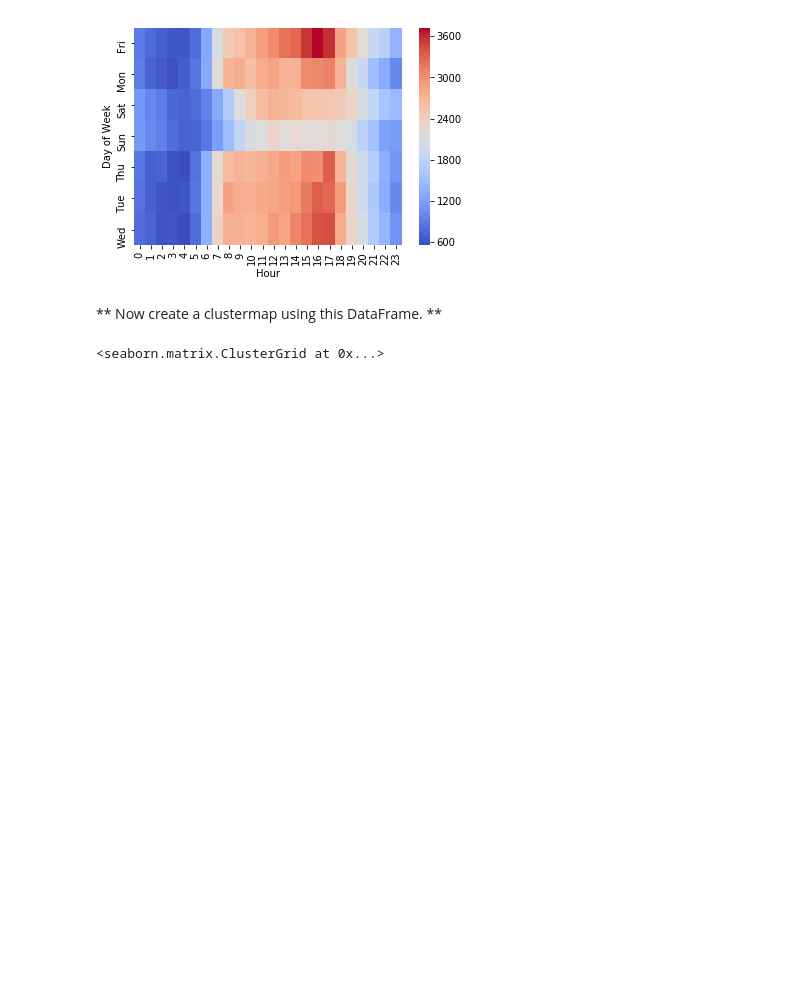
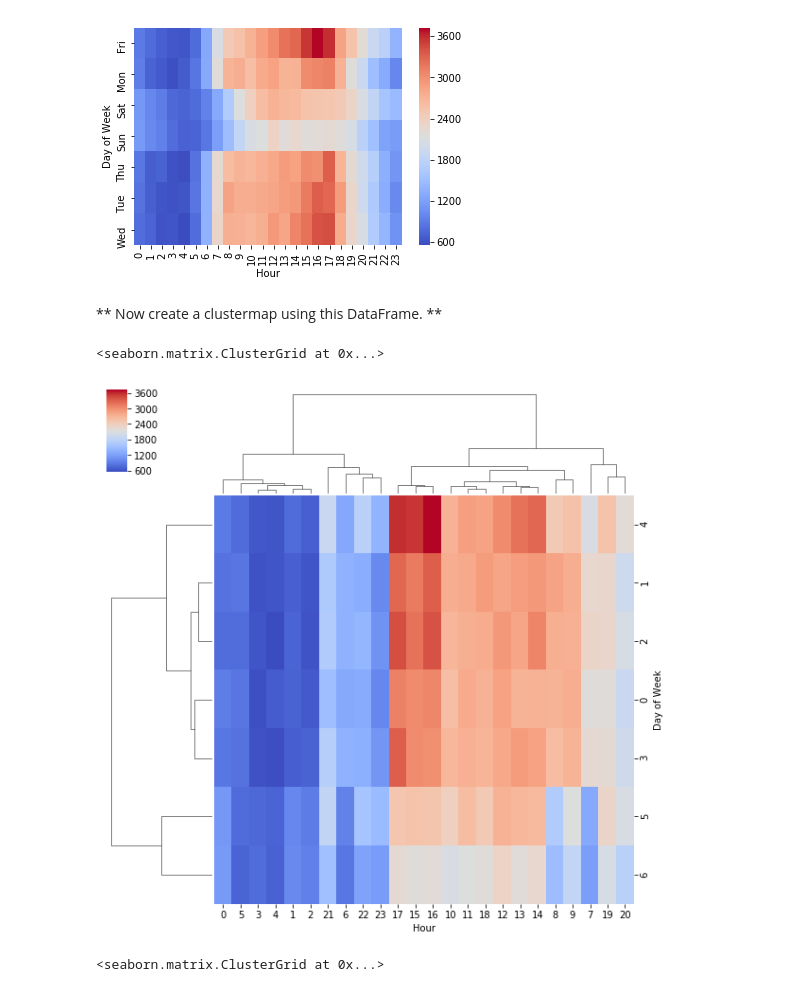
Before and after one commit to miteshmakhija/clone_demo, a Jupyter notebook: 911CallsDataProject-Overview.ipynb, the cells around one changed output. Drawn from its saved outputs; the diff is of its cells as text; code cells hidden in the pictures; blank space fills up the shorter version.

```diff
--- a/911CallsDataProject-Overview.ipynb
+++ b/911CallsDataProject-Overview.ipynb
@@ -314,6 +352,11 @@ dayHour = df.groupby(by=['Day of Week','Hour']).count()['Reason'].unstack() ##He
 [figure]
 # %% [markdown]
 ** Now create a clustermap using this DataFrame. **
+# %%
+sns.clustermap(dayHour,cmap='coolwarm')
+# %% [output]
+<seaborn.matrix.ClusterGrid at 0x...>
+[figure, added]
 # %%
 # %% [output]
 <seaborn.matrix.ClusterGrid at 0x...>
```
Also changed, not shown: parts of 10 cells of this notebook.
